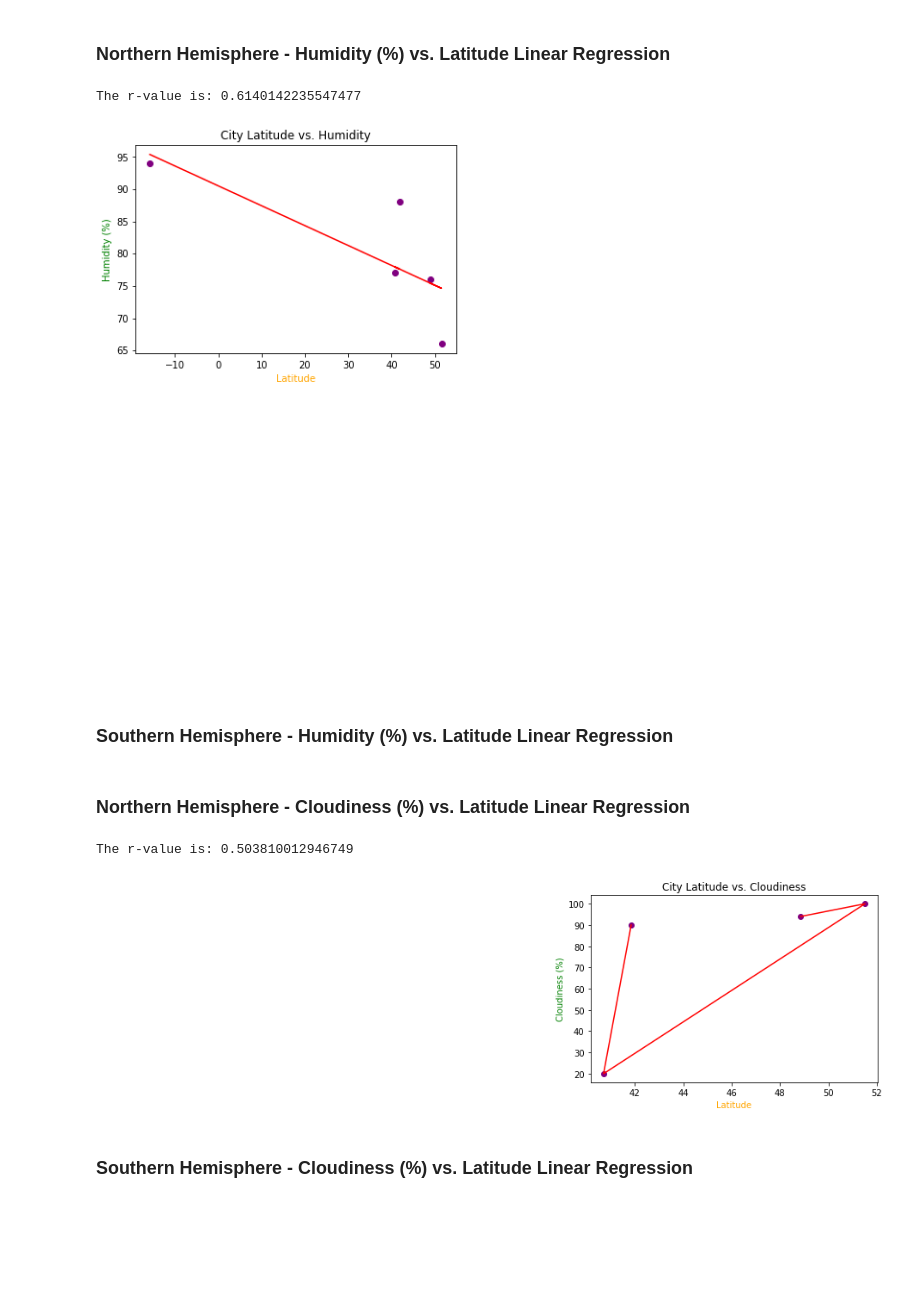
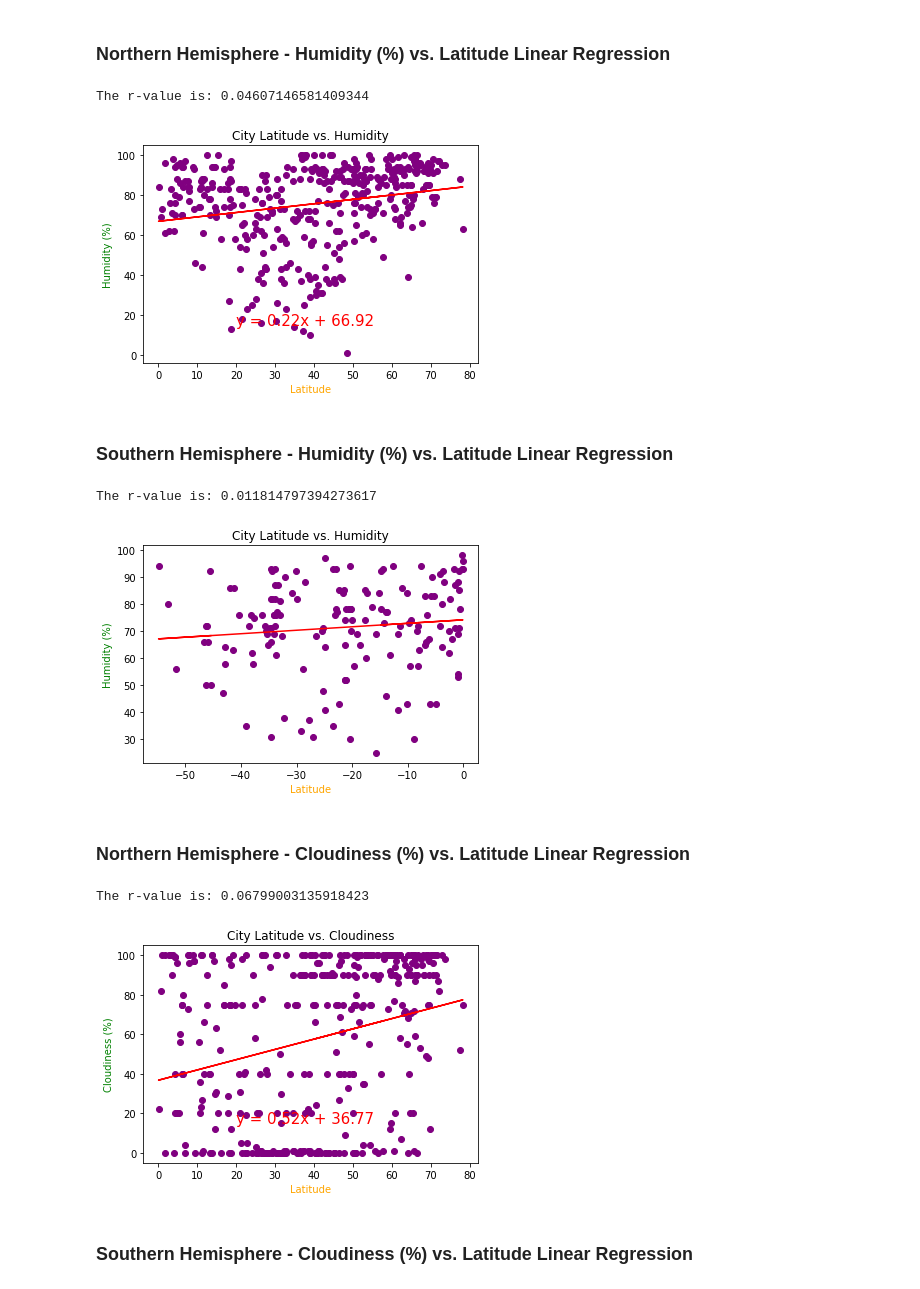
Before and after one commit to WilliamRoll/Python-API-Challenge, a Jupyter notebook: WeatherPy/WeatherPy.ipynb, the cells around one changed output. Saved outputs shown, nothing was run; the diff lists cells and outputs as text; code cells hidden in the pictures; blank space fills up the shorter version.

```diff
--- a/WeatherPy/WeatherPy.ipynb
+++ b/WeatherPy/WeatherPy.ipynb
@@ -116,7 +131,7 @@ The latitude information received is: [1603150528, 1603150591, 1603150610, 16031
 # %%
 #create a df of the variables
 weather_dict = {
-   "City": original_cities,
+   "City": cities,
     "Lat": lat,
     "Lng": lng,
     "Max Temp": max_temp,
@@ -127,6 +142,6 @@ weather_dict = {
     "Date": date
 }
 weather_data = pd.DataFrame(weather_dict)
-weather_data
+weather_data.head()
 # %% [output]
 |  | City | Lat | Lng | Max Temp | Humidity | Cloudiness | Wind Speed | Contry | Date |
@@ -276,37 +291,37 @@ The r-value is: 0.4887021892786173
 ###  Northern Hemisphere - Humidity (%) vs. Latitude Linear Regression
 # %%
 # Add the linear regression equation and line to plot
-x_values = weather_data['Lat']
-y_values = weather_data['Humidity']
+x_values = weather_data['Lat'].loc[weather_data['Lat'] >= 0]
+y_values = weather_data['Humidity'].loc[weather_data['Lat'] >= 0]
 
 (slope, intercept, rvalue, pvalue, stderr) = linregress(x_values, y_values)
 regress_values = x_values * slope + intercept
 
 line_eq = "y = " + str(round(slope,2)) + "x + " + str(round(intercept,2))
 
 # Print r value
 print(f"The r-value is: {rvalue**2}")
 
 #scatter plot
-plt.scatter(weather_data['Lat'], weather_data['Humidity'], color = "purple")
+plt.scatter(weather_data['Lat'].loc[weather_data['Lat'] >= 0], weather_data['Humidity'].loc[weather_data['Lat'] >= 0], color = "purple")
 plt.plot(x_values, regress_values,"r-")
 plt.annotate(line_eq,(20,15),fontsize=15,color="red")
 plt.xlabel("Latitude", color = "orange")
 plt.ylabel("Humidity (%)", color = "green")
 plt.title("City Latitude vs. Humidity")
 plt.savefig('Northern Hemisphere - Humidity (%) vs. Latitude Linear Regression.png')
 
 # Show plot
 plt.show()
 # %% [output]
-The r-value is: 0.6140142235547477
+The r-value is: 0.04607146581409344
-[figure, old version]
+[figure, new version]
 # %% [markdown]
 ###  Southern Hemisphere - Humidity (%) vs. Latitude Linear Regression
 # %%
 # Add the linear regression equation and line to plot
-x_values = weather_data['Lat']
-y_values = weather_data['Humidity']
+x_values = weather_data['Lat'].loc[weather_data['Lat'] < 0]
+y_values = weather_data['Humidity'].loc[weather_data['Lat'] < 0]
 
 (slope, intercept, rvalue, pvalue, stderr) = linregress(x_values, y_values)
 regress_values = x_values * slope + intercept
@@ -317,7 +332,7 @@ line_eq = "y = " + str(round(slope,2)) + "x + " + str(round(intercept,2))
 print(f"The r-value is: {rvalue**2}")
 
 #scatter plot
-plt.scatter(weather_data['Lat'], weather_data['Humidity'], color = "purple")
+plt.scatter(weather_data['Lat'].loc[weather_data['Lat'] < 0], weather_data['Humidity'].loc[weather_data['Lat'] < 0], color = "purple")
 plt.plot(x_values, regress_values,"r-")
 plt.annotate(line_eq,(20,15),fontsize=15,color="red")
 plt.xlabel("Latitude", color = "orange")
@@ -327,12 +342,15 @@ plt.savefig('Southern Hemisphere - Humidity (%) vs. Latitude Linear Regression.p
 
 # Show plot
 plt.show()
+# %% [output]
+The r-value is: 0.011814797394273617
+[figure, added]
 # %% [markdown]
 ###  Northern Hemisphere - Cloudiness (%) vs. Latitude Linear Regression
 # %%
 # Add the linear regression equation and line to plot
-x_values = weather_data['Lat']
-y_values = weather_data['Cloudiness']
+x_values = weather_data['Lat'].loc[weather_data['Lat'] >= 0]
+y_values = weather_data['Cloudiness'].loc[weather_data['Lat'] >= 0]
 
 (slope, intercept, rvalue, pvalue, stderr) = linregress(x_values, y_values)
 regress_values = x_values * slope + intercept
@@ -343,7 +361,7 @@ line_eq = "y = " + str(round(slope,2)) + "x + " + str(round(intercept,2))
 print(f"The r-value is: {rvalue**2}")
 
 #scatter plot
-plt.scatter(weather_data['Lat'], weather_data['Cloudiness'], color = "purple")
+plt.scatter(weather_data['Lat'].loc[weather_data['Lat'] >= 0], weather_data['Cloudiness'].loc[weather_data['Lat'] >= 0], color = "purple")
 plt.plot(x_values, regress_values,"r-")
 plt.annotate(line_eq,(20,15),fontsize=15,color="red")
 plt.xlabel("Latitude", color = "orange")
@@ -354,8 +372,8 @@ plt.savefig('Northern Hemisphere - Cloudiness (%) vs. Latitude Linear Regression
 # Show plot
 plt.show()
 # %% [output]
-The r-value is: 0.503810012946749
+The r-value is: 0.06799003135918423
-[figure, old version]
+[figure, new version]
 # %% [markdown]
 ###  Southern Hemisphere - Cloudiness (%) vs. Latitude Linear Regression
 # %%
```
Also changed, not shown: parts of 18 cells of this notebook, 14 other files.
